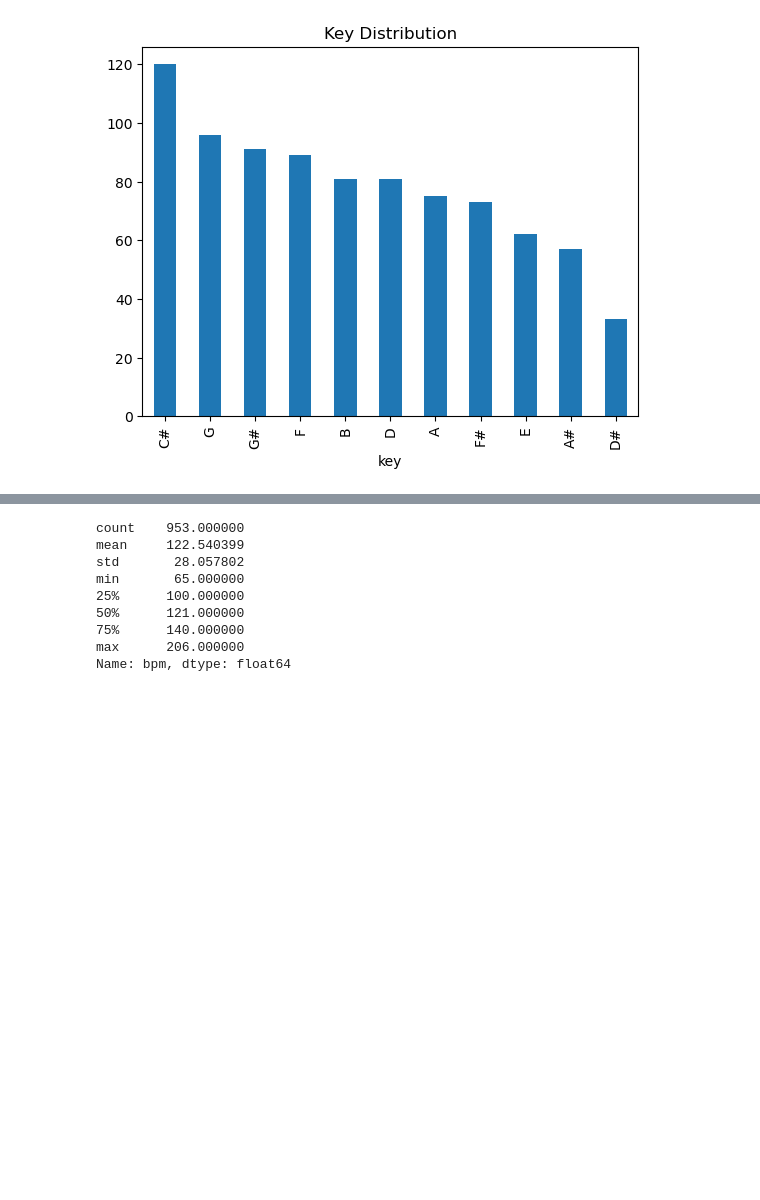
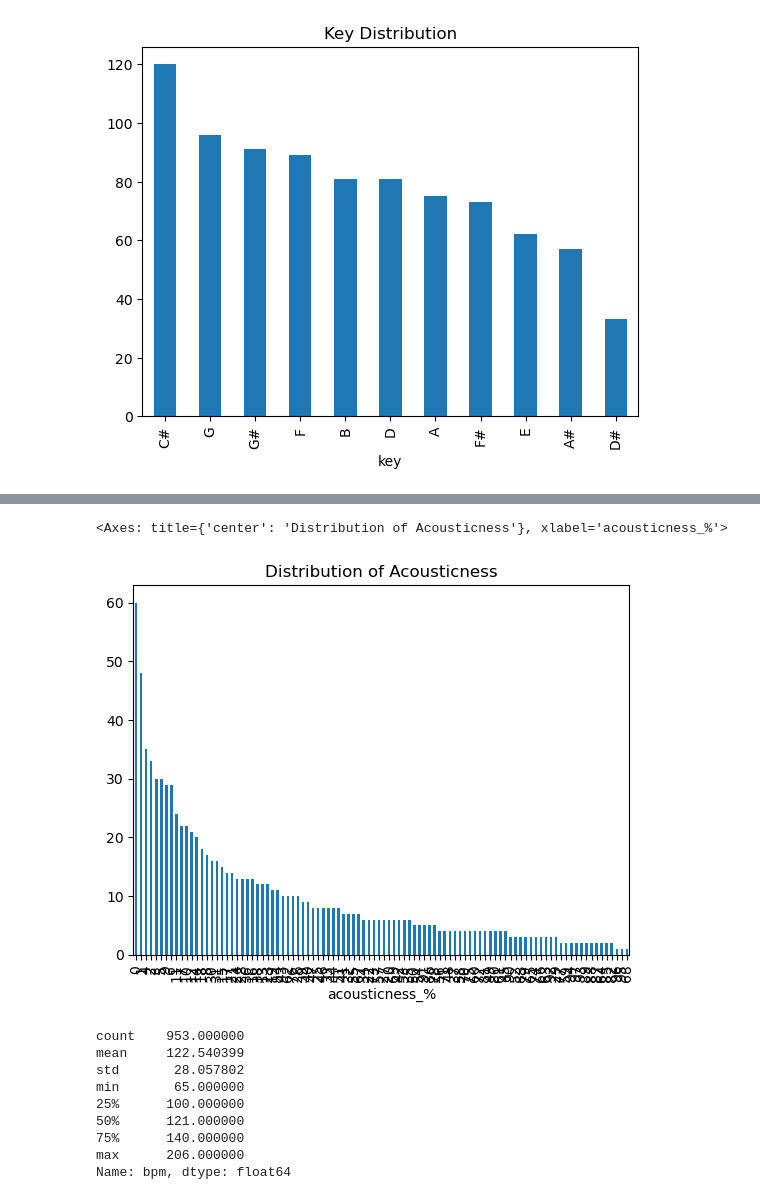
Before and after one commit to MarkyDev1220/Data_Visualization_And_Modeling_Online-main, a Jupyter notebook: Lab/1.3 Data Visualization Lab.ipynb, the cells around one changed output, grey strips where cells are left out. Saved outputs shown, nothing was run; the diff lists cells and outputs as text; code cells hidden in the pictures; blank space fills up the shorter version.

```diff
--- a/Lab/1.3 Data Visualization Lab.ipynb
+++ b/Lab/1.3 Data Visualization Lab.ipynb
@@ -71,3 +76,8 @@ df["key"].value_counts().plot(kind="bar", title="Key Distribution")
+# %%
+df["acousticness_%"].value_counts().plot(kind="bar", title="Distribution of Acousticness")
+# %% [output]
+<Axes: title={'center': 'Distribution of Acousticness'}, xlabel='acousticness_%'>
+[figure, added]
 # %%
 df['bpm'].describe()
 # %% [output]
```
Also changed, not shown: parts of 5 cells of this notebook.
